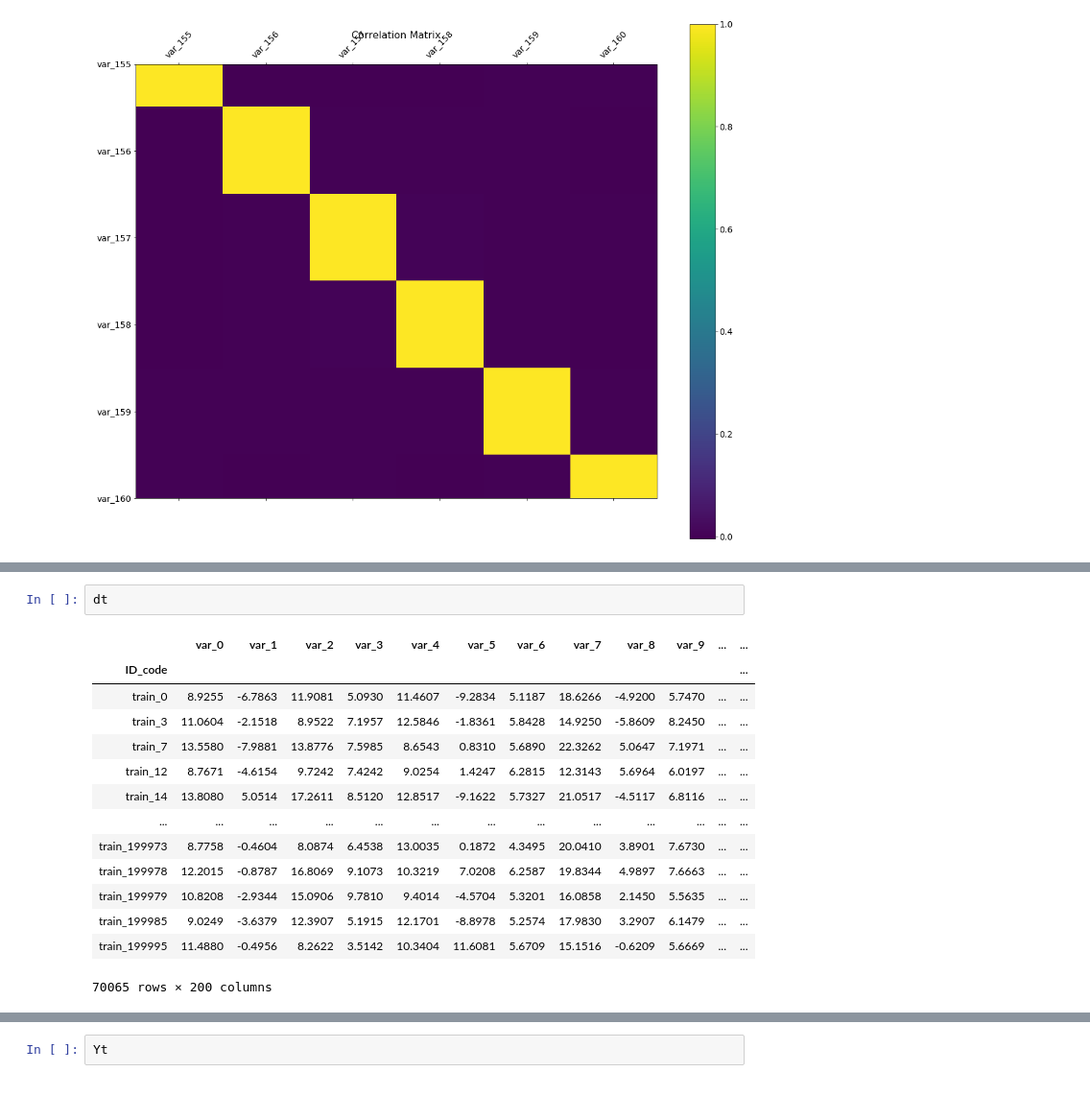
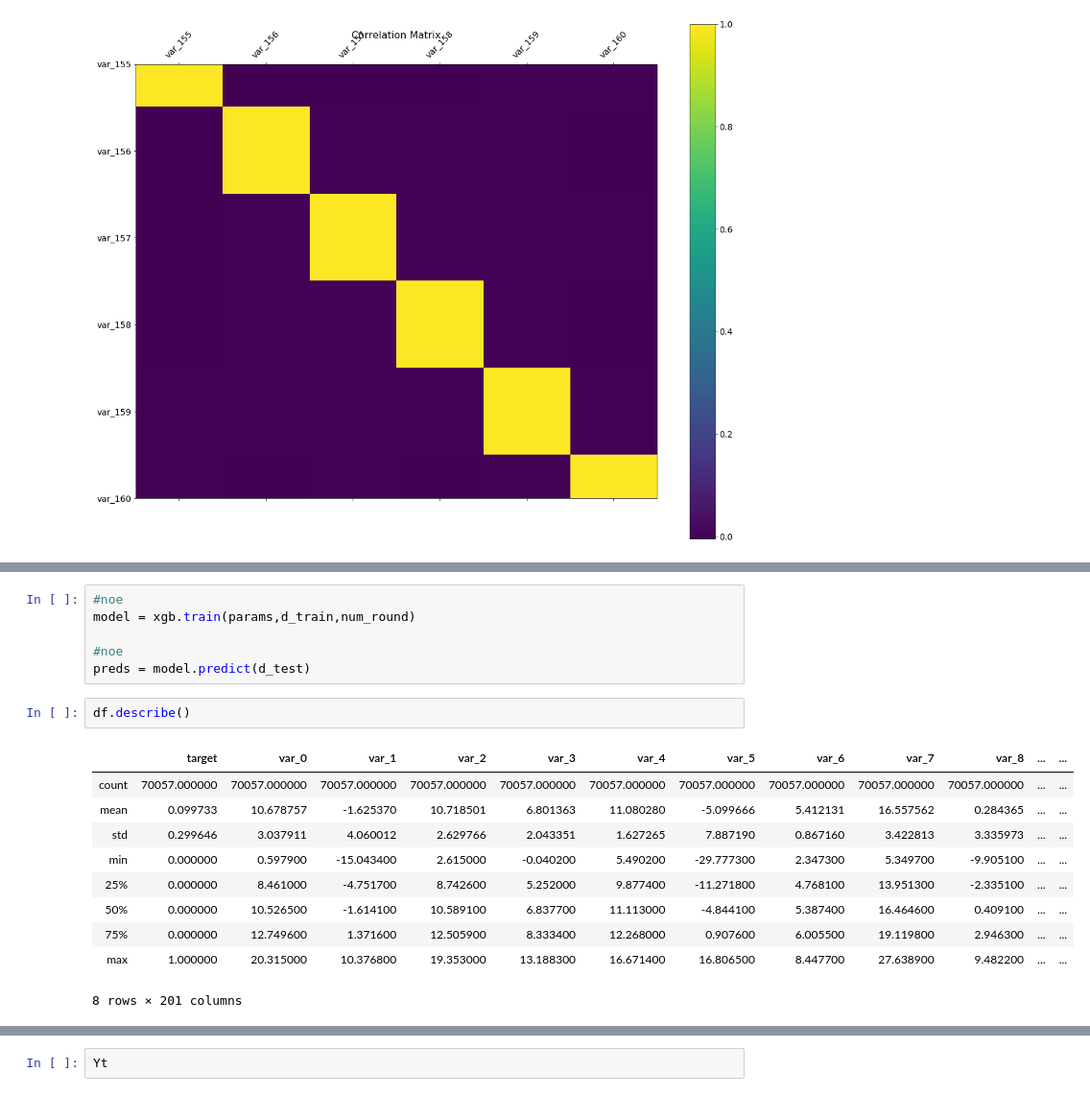
Before and after one commit to andgho/TDT05-project, a Jupyter notebook: tdt05.ipynb, the cells around one changed output, grey strips where cells are left out. Shown: that part at 96% size. Drawn from its saved outputs; the diff is of its cells as text.

```diff
--- a/tdt05.ipynb
+++ b/tdt05.ipynb
@@ -93,17 +76,19 @@ X_train
-# %%
-dt
-# %% [output]
-|  | var_0 | var_1 | var_2 | var_3 | var_4 | var_5 | var_6 | var_7 | var_8 | var_9 | ... | ... |
-| ID_code |  |  |  |  |  |  |  |  |  |  |  | ... |
-| train_0 | 8.9255 | -6.7863 | 11.9081 | 5.0930 | 11.4607 | -9.2834 | 5.1187 | 18.6266 | -4.9200 | 5.7470 | ... | ... |
-| train_3 | 11.0604 | -2.1518 | 8.9522 | 7.1957 | 12.5846 | -1.8361 | 5.8428 | 14.9250 | -5.8609 | 8.2450 | ... | ... |
-| train_7 | 13.5580 | -7.9881 | 13.8776 | 7.5985 | 8.6543 | 0.8310 | 5.6890 | 22.3262 | 5.0647 | 7.1971 | ... | ... |
-| train_12 | 8.7671 | -4.6154 | 9.7242 | 7.4242 | 9.0254 | 1.4247 | 6.2815 | 12.3143 | 5.6964 | 6.0197 | ... | ... |
-| train_14 | 13.8080 | 5.0514 | 17.2611 | 8.5120 | 12.8517 | -9.1622 | 5.7327 | 21.0517 | -4.5117 | 6.8116 | ... | ... |
-| ... | ... | ... | ... | ... | ... | ... | ... | ... | ... | ... | ... | ... |
-| train_199973 | 8.7758 | -0.4604 | 8.0874 | 6.4538 | 13.0035 | 0.1872 | 4.3495 | 20.0410 | 3.8901 | 7.6730 | ... | ... |
-| train_199978 | 12.2015 | -0.8787 | 16.8069 | 9.1073 | 10.3219 | 7.0208 | 6.2587 | 19.8344 | 4.9897 | 7.6663 | ... | ... |
-| train_199979 | 10.8208 | -2.9344 | 15.0906 | 9.7810 | 9.4014 | -4.5704 | 5.3201 | 16.0858 | 2.1450 | 5.5635 | ... | ... |
-| train_199985 | 9.0249 | -3.6379 | 12.3907 | 5.1915 | 12.1701 | -8.8978 | 5.2574 | 17.9830 | 3.2907 | 6.1479 | ... | ... |
-| train_199995 | 11.4880 | -0.4956 | 8.2622 | 3.5142 | 10.3404 | 11.6081 | 5.6709 | 15.1516 | -0.6209 | 5.6669 | ... | ... |
-70065 rows × 200 columns
+# %%
+#noe
+model = xgb.train(params,d_train,num_round)
+
+#noe
+preds = model.predict(d_test)
+# %%
+df.describe()
+# %% [output]
+|  | target | var_0 | var_1 | var_2 | var_3 | var_4 | var_5 | var_6 | var_7 | var_8 | ... | ... |
+| count | 70057.000000 | 70057.000000 | 70057.000000 | 70057.000000 | 70057.000000 | 70057.000000 | 70057.000000 | 70057.000000 | 70057.000000 | 70057.000000 | ... | ... |
+| mean | 0.099733 | 10.678757 | -1.625370 | 10.718501 | 6.801363 | 11.080280 | -5.099666 | 5.412131 | 16.557562 | 0.284365 | ... | ... |
+| std | 0.299646 | 3.037911 | 4.060012 | 2.629766 | 2.043351 | 1.627265 | 7.887190 | 0.867160 | 3.422813 | 3.335973 | ... | ... |
+| min | 0.000000 | 0.597900 | -15.043400 | 2.615000 | -0.040200 | 5.490200 | -29.777300 | 2.347300 | 5.349700 | -9.905100 | ... | ... |
+| 25% | 0.000000 | 8.461000 | -4.751700 | 8.742600 | 5.252000 | 9.877400 | -11.271800 | 4.768100 | 13.951300 | -2.335100 | ... | ... |
+| 50% | 0.000000 | 10.526500 | -1.614100 | 10.589100 | 6.837700 | 11.113000 | -4.844100 | 5.387400 | 16.464600 | 0.409100 | ... | ... |
+| 75% | 0.000000 | 12.749600 | 1.371600 | 12.505900 | 8.333400 | 12.268000 | 0.907600 | 6.005500 | 19.119800 | 2.946300 | ... | ... |
+| max | 1.000000 | 20.315000 | 10.376800 | 19.353000 | 13.188300 | 16.671400 | 16.806500 | 8.447700 | 27.638900 | 9.482200 | ... | ... |
+8 rows × 201 columns
```
Also changed, not shown: parts of 9 cells of this notebook, 1 other file.
